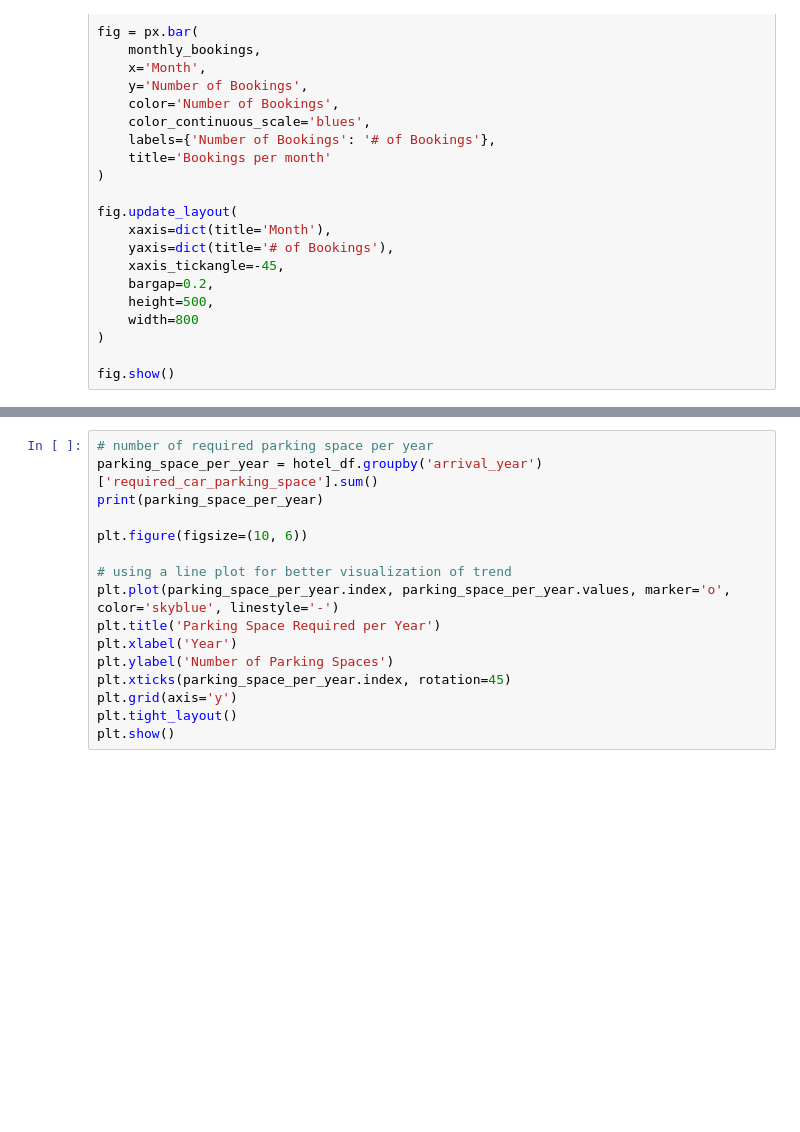
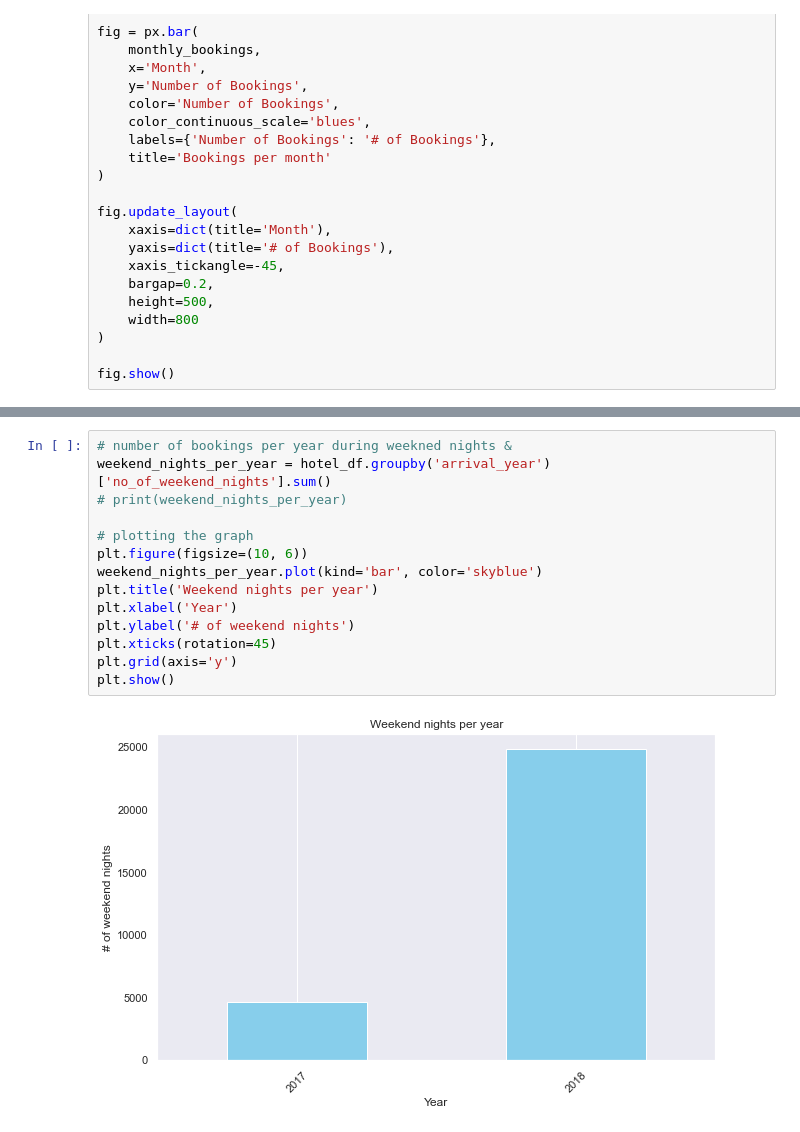
Before and after one commit to georgekalf/HotelReservations-ML, a Jupyter notebook: EDA.ipynb, the cells around one changed output, grey strips where cells are left out. Drawn from its saved outputs; the diff is of its cells as text; blank space fills up the shorter version.

```diff
--- a/EDA.ipynb
+++ b/EDA.ipynb
@@ -329,17 +410,17 @@ plt.show()
 # %%
-# number of required parking space per year
-parking_space_per_year = hotel_df.groupby('arrival_year')['required_car_parking_space'].sum()
-print(parking_space_per_year)
+# number of bookings per year during weekned nights &
+weekend_nights_per_year = hotel_df.groupby('arrival_year')['no_of_weekend_nights'].sum()
+# print(weekend_nights_per_year)
 
+# plotting the graph
 plt.figure(figsize=(10, 6))
-
-# using a line plot for better visualization of trend
-plt.plot(parking_space_per_year.index, parking_space_per_year.values, marker='o', color='skyblue', linestyle='-')
-plt.title('Parking Space Required per Year')
+weekend_nights_per_year.plot(kind='bar', color='skyblue')
+plt.title('Weekend nights per year')
 plt.xlabel('Year')
-plt.ylabel('Number of Parking Spaces')
-plt.xticks(parking_space_per_year.index, rotation=45)
+plt.ylabel('# of weekend nights')
+plt.xticks(rotation=45)
 plt.grid(axis='y')
-plt.tight_layout()
 plt.show()
+# %% [output]
+[figure, added]
 # %%
```
Also changed, not shown: parts of 27 cells of this notebook.
